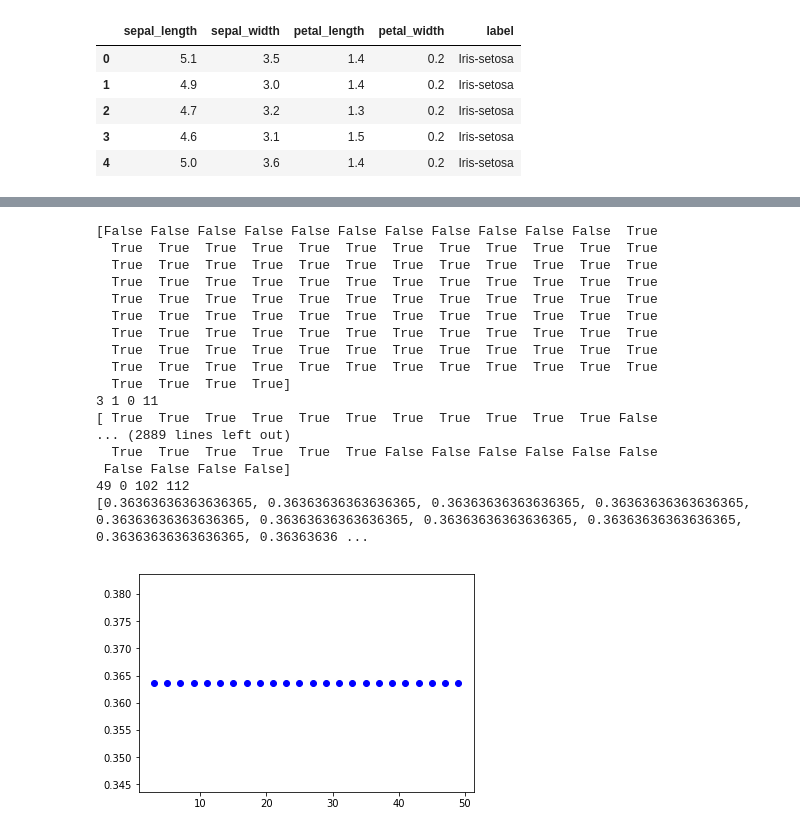
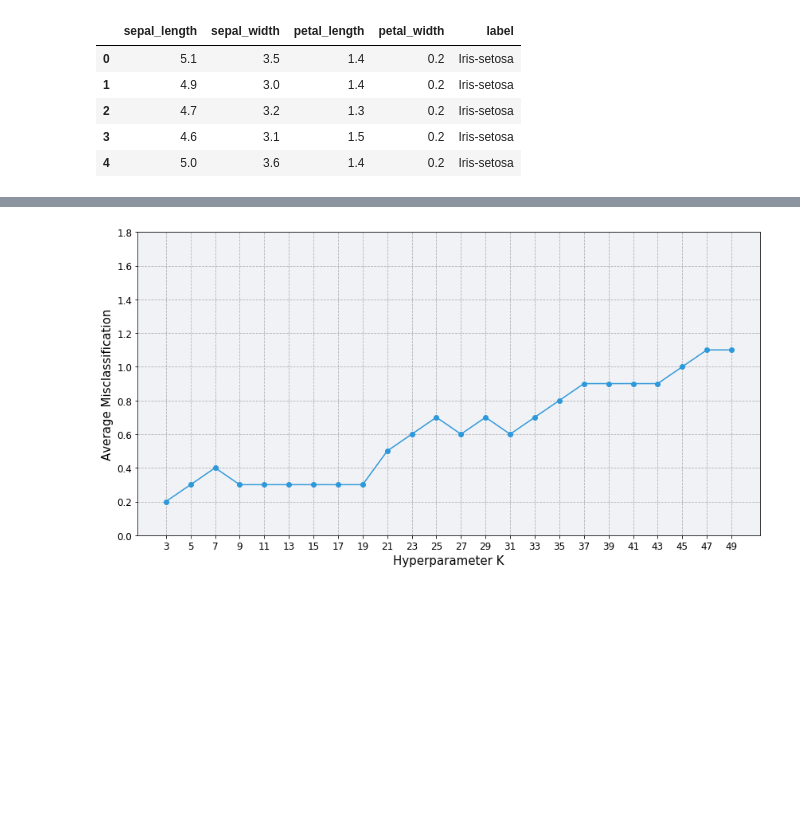
Before and after one commit to anubhavp28/ml-hello-world, a Jupyter notebook: kNN-iris.ipynb, the cells around one changed output, grey strips where cells are left out. Cells and saved outputs as stored; diff of their text form; code cells hidden in the pictures; blank space fills up the shorter version.

Commit message:
fixed k-fold cross validation

```diff
--- a/kNN-iris.ipynb
+++ b/kNN-iris.ipynb
@@ -100,54 +108,47 @@ def k_fold_cross_validation(X, y, k):
     fold_sizes[:rem] += 1
 
     for n, K in enumerate(potential_Ks):
         start = 0
         avg_error = 0
         for i in range(k):
             stop = start + fold_sizes[i]
 
             X_test = X[start:stop]
             y_test = y[start:stop]
 
             train_mask = np.full(X.shape[0], True)
             train_mask[start:stop] = False
-            #print(train_mask)
+
             X_train = X[train_mask]
             y_train = y[train_mask]
 
             kNN = KNearestNeighbours()
             kNN.train(X_train, y_train)
             _, error = kNN.predict(X_test, y_test, K)
-            print(K, error, start, stop)
+
             avg_error += error
 
             start = stop
         avg_error /= k
         errors[n] = avg_error
 
-    print(errors)
-    plt.plot(potential_Ks, errors, 'ob')
-    plt.show()
+    return potential_Ks, errors
+
+Ks, errors = k_fold_cross_validation(X_train, y_train, 10)
+plt.figure(figsize=(14,7))
+plt.plot(Ks, errors, '-o', color='#2d98da')
+plt.ylabel('Average Misclassification', fontsize=15)
+plt.xlabel('Hyperparameter K', fontsize=15)
+plt.xticks(np.arange(3, 50, 2), fontsize=12)
+plt.yticks(np.arange(0, 2, 0.2), fontsize=12)
+plt.grid(linestyle='dashed')
+plt.gca().set_facecolor('#f1f2f6')
+plt.show()
+
+
 
 #kNN = KNearestNeighbours()
 #kNN.train(X_train, y_train)
 #predictions, errors = kNN.predict(X_test, y_test, 7)
-k_fold_cross_validation(X_train, y_train, 11)
 # %% [output]
-[False False False False False False False False False False False  True
-  True  True  True  True  True  True  True  True  True  True  True  True
-  True  True  True  True  True  True  True  True  True  True  True  True
-  True  True  True  True  True  True  True  True  True  True  True  True
-  True  True  True  True  True  True  True  True  True  True  True  True
-  True  True  True  True  True  True  True  True  True  True  True  True
-  True  True  True  True  True  True  True  True  True  True  True  True
-  True  True  True  True  True  True  True  True  True  True  True  True
-  True  True  True  True  True  True  True  True  True  True  True  True
-  True  True  True  True]
-3 1 0 11
-[ True  True  True  True  True  True  True  True  True  True  True False
-... (2889 lines left out)
-  True  True  True  True  True  True False False False False False False
- False False False False]
-49 0 102 112
-[0.36363636363636365, 0.36363636363636365, 0.36363636363636365, 0.36363636363636365, 0.36363636363636365, 0.36363636363636365, 0.36363636363636365, 0.36363636363636365, 0.36363636363636365, 0.36363636 ...
-[figure, old version]
+[figure, new version]
```
Also changed, not shown: parts of 2 cells of this notebook.
